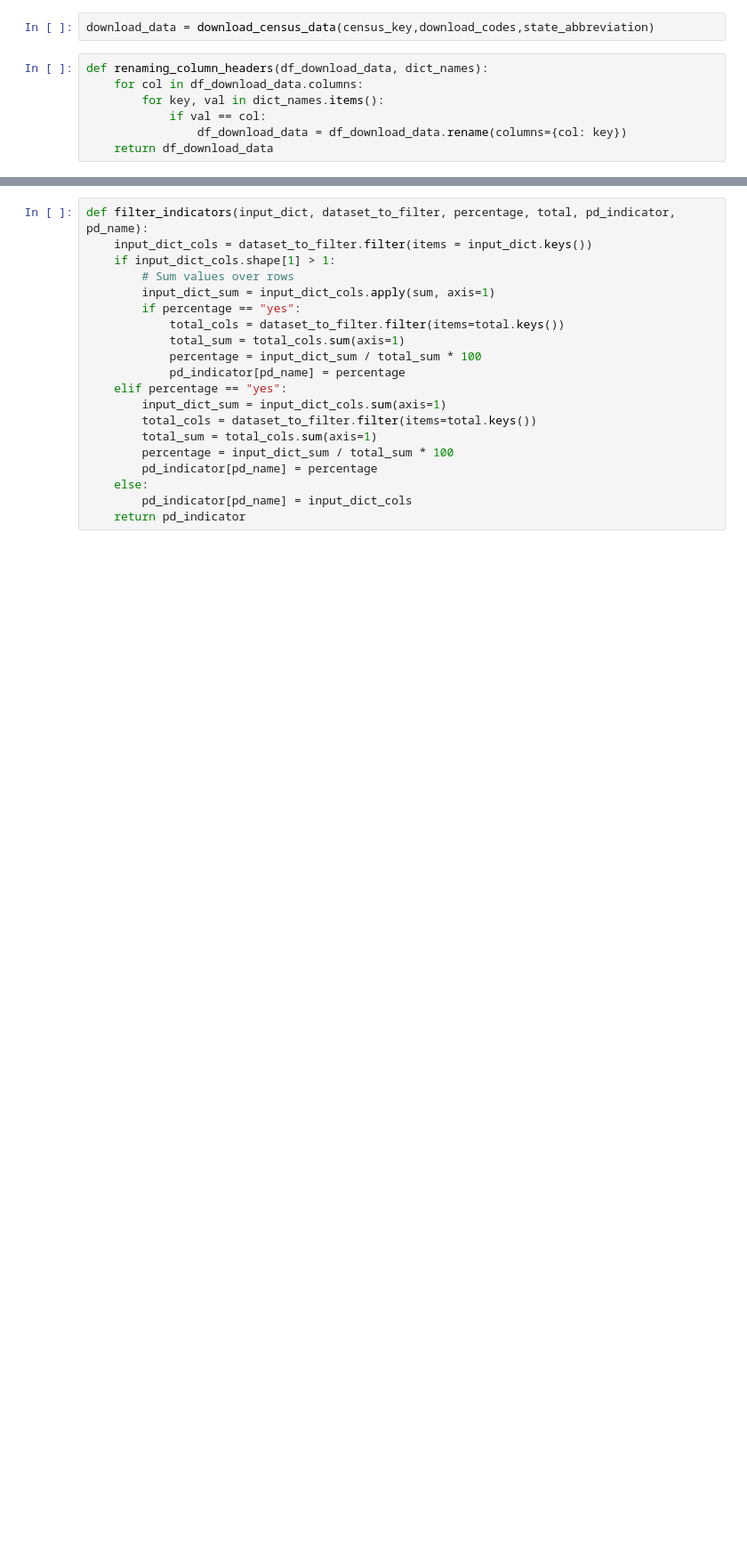
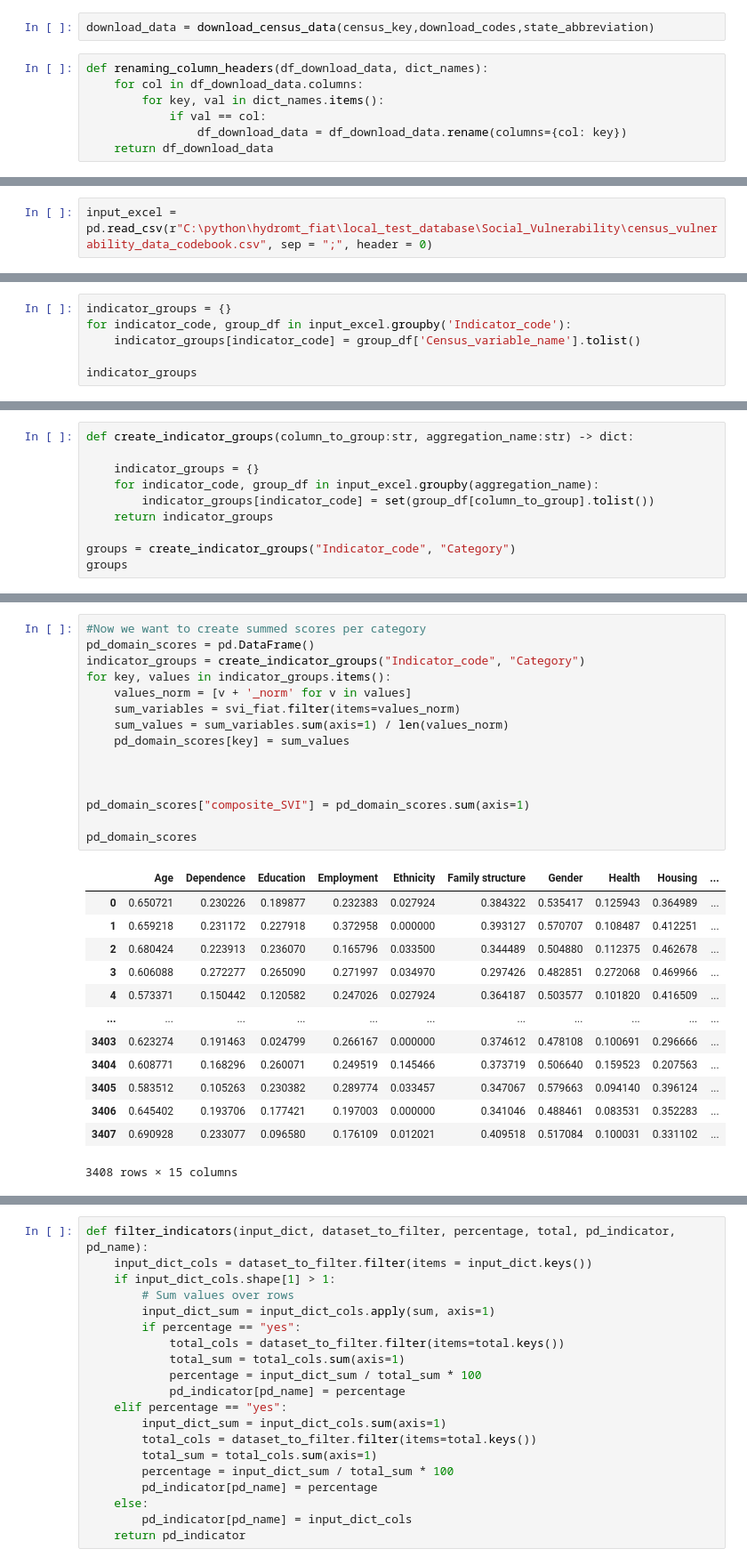
Before and after one commit to Deltares/hydromt_fiat, a Jupyter notebook: hydromt_fiat/workflows/social_vulnerability_setup.ipynb, the cells around one changed output, grey strips where cells are left out. Shown: that part at 89% size. Drawn from its saved outputs; the diff is of its cells as text; blank space fills up the shorter version.

Commit message:
Social vulnerability changes Lieke up until Wednesday
Created all the (draft) functionality to create a composite SVI

```diff
--- a/hydromt_fiat/workflows/social_vulnerability_setup.ipynb
+++ b/hydromt_fiat/workflows/social_vulnerability_setup.ipynb
@@ -260,0 +277,2 @@ pd_indicator = pd.DataFrame()
+# %%
+input_excel = pd.read_csv(r"C:\python\hydromt_fiat\local_test_database\Social_Vulnerability\census_vulnerability_data_codebook.csv", sep = ";", header = 0)
@@ -260,0 +281,6 @@ pd_indicator = pd.DataFrame()
+# %%
+indicator_groups = {}
+for indicator_code, group_df in input_excel.groupby('Indicator_code'):
+    indicator_groups[indicator_code] = group_df['Census_variable_name'].tolist()
+
+indicator_groups
@@ -260,0 +384,10 @@ pd_indicator = pd.DataFrame()
+# %%
+def create_indicator_groups(column_to_group:str, aggregation_name:str) -> dict:
+
+    indicator_groups = {}
+    for indicator_code, group_df in input_excel.groupby(aggregation_name):
+        indicator_groups[indicator_code] = set(group_df[column_to_group].tolist())
+    return indicator_groups
+
+groups = create_indicator_groups("Indicator_code", "Category")
+groups
@@ -260,0 +412,29 @@ pd_indicator = pd.DataFrame()
+# %%
+#Now we want to create summed scores per category
+pd_domain_scores = pd.DataFrame()
+indicator_groups = create_indicator_groups("Indicator_code", "Category")
+for key, values in indicator_groups.items():
+    values_norm = [v + '_norm' for v in values]
+    sum_variables = svi_fiat.filter(items=values_norm)
+    sum_values = sum_variables.sum(axis=1) / len(values_norm)
+    pd_domain_scores[key] = sum_values
+
+
+
+pd_domain_scores["composite_SVI"] = pd_domain_scores.sum(axis=1)
+
+pd_domain_scores
+# %% [output]
+|  | Age | Dependence | Education | Employment | Ethnicity | Family structure | Gender | Health | Housing | ... |
+| 0 | 0.650721 | 0.230226 | 0.189877 | 0.232383 | 0.027924 | 0.384322 | 0.535417 | 0.125943 | 0.364989 | ... |
+| 1 | 0.659218 | 0.231172 | 0.227918 | 0.372958 | 0.000000 | 0.393127 | 0.570707 | 0.108487 | 0.412251 | ... |
+| 2 | 0.680424 | 0.223913 | 0.236070 | 0.165796 | 0.033500 | 0.344489 | 0.504880 | 0.112375 | 0.462678 | ... |
+| 3 | 0.606088 | 0.272277 | 0.265090 | 0.271997 | 0.034970 | 0.297426 | 0.482851 | 0.272068 | 0.469966 | ... |
+| 4 | 0.573371 | 0.150442 | 0.120582 | 0.247026 | 0.027924 | 0.364187 | 0.503577 | 0.101820 | 0.416509 | ... |
+| ... | ... | ... | ... | ... | ... | ... | ... | ... | ... | ... |
+| 3403 | 0.623274 | 0.191463 | 0.024799 | 0.266167 | 0.000000 | 0.374612 | 0.478108 | 0.100691 | 0.296666 | ... |
+| 3404 | 0.608771 | 0.168296 | 0.260071 | 0.249519 | 0.145466 | 0.373719 | 0.506640 | 0.159523 | 0.207563 | ... |
+| 3405 | 0.583512 | 0.105263 | 0.230382 | 0.289774 | 0.033457 | 0.347067 | 0.579663 | 0.094140 | 0.396124 | ... |
+| 3406 | 0.645402 | 0.193706 | 0.177421 | 0.197003 | 0.000000 | 0.341046 | 0.488461 | 0.083531 | 0.352283 | ... |
+| 3407 | 0.690928 | 0.233077 | 0.096580 | 0.176109 | 0.012021 | 0.409518 | 0.517084 | 0.100031 | 0.331102 | ... |
+3408 rows × 15 columns
```
Also changed, not shown: parts of 14 cells of this notebook, 4 other files.
